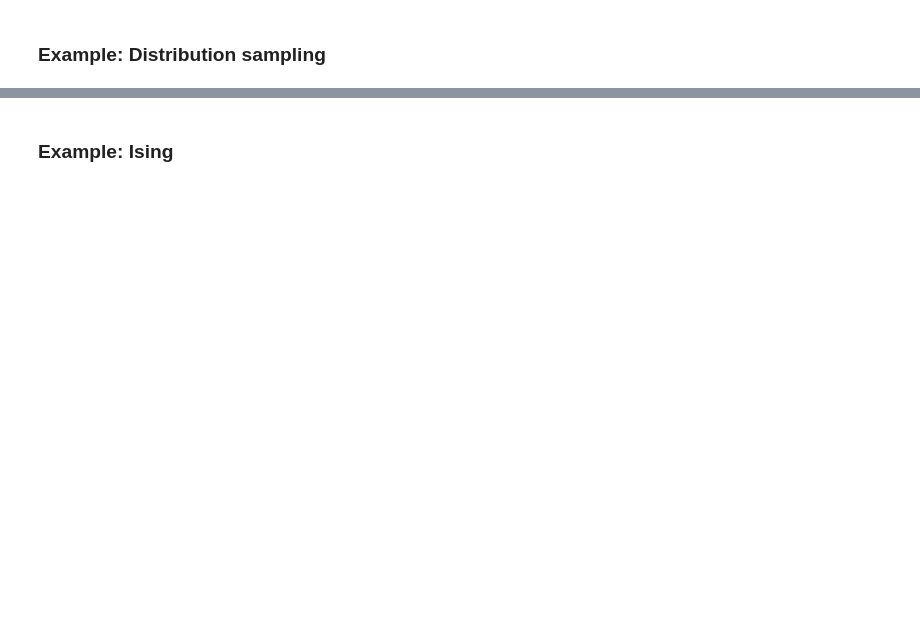
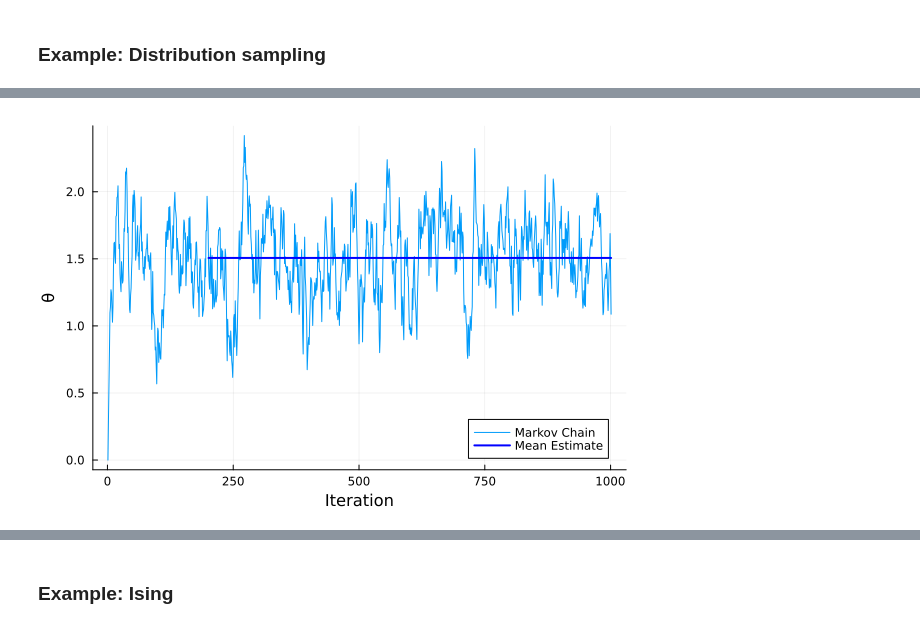
Before and after one commit to zierenberg/MonteCarloX.jl, a Jupyter notebook: examples/api.ipynb, the cells around one changed output, grey strips where cells are left out. Saved outputs shown, nothing was run; the diff lists cells and outputs as text; code cells hidden in the pictures; blank space fills up the shorter version.

```diff
--- a/examples/api.ipynb
+++ b/examples/api.ipynb
@@ -306,0 +277,80 @@ std: 1.004371603946562
+# %%
+using Random
+
+mutable struct BayesSystem <: AbstractSystem
+    θ :: Float64       # latent mean
+    y :: Vector{Float64}  # observed data
+end
+
+# defined twice in this notebook for clarity
+struct BoltzmannLogWeight <: AbstractLogWeight
+    β :: Real
+end
+mutable struct Metropolis <: AbstractImportanceSampling
+    rng :: AbstractRNG
+    logweight :: AbstractLogWeight
+    steps :: Int
+    accepted :: Int
+    Metropolis(rng::AbstractRNG, logweight::AbstractLogWeight) = new(rng, logweight, 0, 0)
+end
+# special case (see later)
+Metropolis(rng::AbstractRNG; β) = Metropolis(rng, BoltzmannLogWeight(β))
+
+# here comes generalization to Bayes
+@inline function (lw::BoltzmannLogWeight)(sys::BayesSystem)
+    log_prior = -0.5 * sys.θ^2                       # standard normal prior
+    log_likelihood   = -sum((sys.y .- sys.θ).^2)/2   # Gaussian likelihood
+    return log_prior + lw.β * log_likelihood         # only likelihood scaled
+end
+
+function update!(sys::BayesSystem, alg::Metropolis, range::Float64)
+    old_log_weight = alg.logweight(sys)
+    old_θ = sys.θ
+    # new proposal
+    sys.θ = sys.θ .+ (2rand(rng)-1)*range
+    new_log_weight = alg.logweight(sys)
+    if log(rand(rng)) < new_log_weight - old_log_weight # accept
+        # nothing
+    else # reject
+        sys.θ = old_θ
+    end
+end
+
+bins = collect(-4.05:0.1:4.05)
+timeseries = Measurements([
+    :theta => (sys->sys.θ) => Float64[],
+], interval=10)
+hist = Measurements([
+    :theta => (sys->sys.θ) => fit(Histogram, Float64[], bins)
+], interval=10)
+
+# --- Example run ---
+rng = MersenneTwister(42)
+μ = 1.5
+data = μ .+ randn(rng, 10)
+sys = BayesSystem(0.0, data)
+alg = Metropolis(rng; β=1.0)
+
+# burn in
+for i in 1:1e3
+    update!(sys, alg, 0.1)
+    # measure only timeseries during burn-in
+    measure!(timeseries, sys, i)
+end
+
+for i in 1e3:1e4 # needs to keep i incremental for the measurement with interval ... TODO
+    update!(sys, alg, 0.1)
+    measure!(timeseries, sys, i)
+    measure!(hist, sys, i)
+end
+
+# plot evolution of timeseries (Markov Chain) and final histogram (posterior distribution with prior included)
+using Plots
+using Distributions
+plot(timeseries[:theta].data, label="Markov Chain", xlabel="Iteration", ylabel="θ")
+interval_estimate = Int(8e2)
+mean_estimate = mean(timeseries[:theta].data[end-interval_estimate:end])
+# plot the mean estimate on top of timeseries in the range where it is estimated
+plot!([length(timeseries[:theta].data)-interval_estimate, length(timeseries[:theta].data)], [mean_estimate, mean_estimate], label="Mean Estimate", color=:blue, lw=2)
+# %% [output]
+[figure, added]
```
Also changed, not shown: parts of 40 cells of this notebook.
